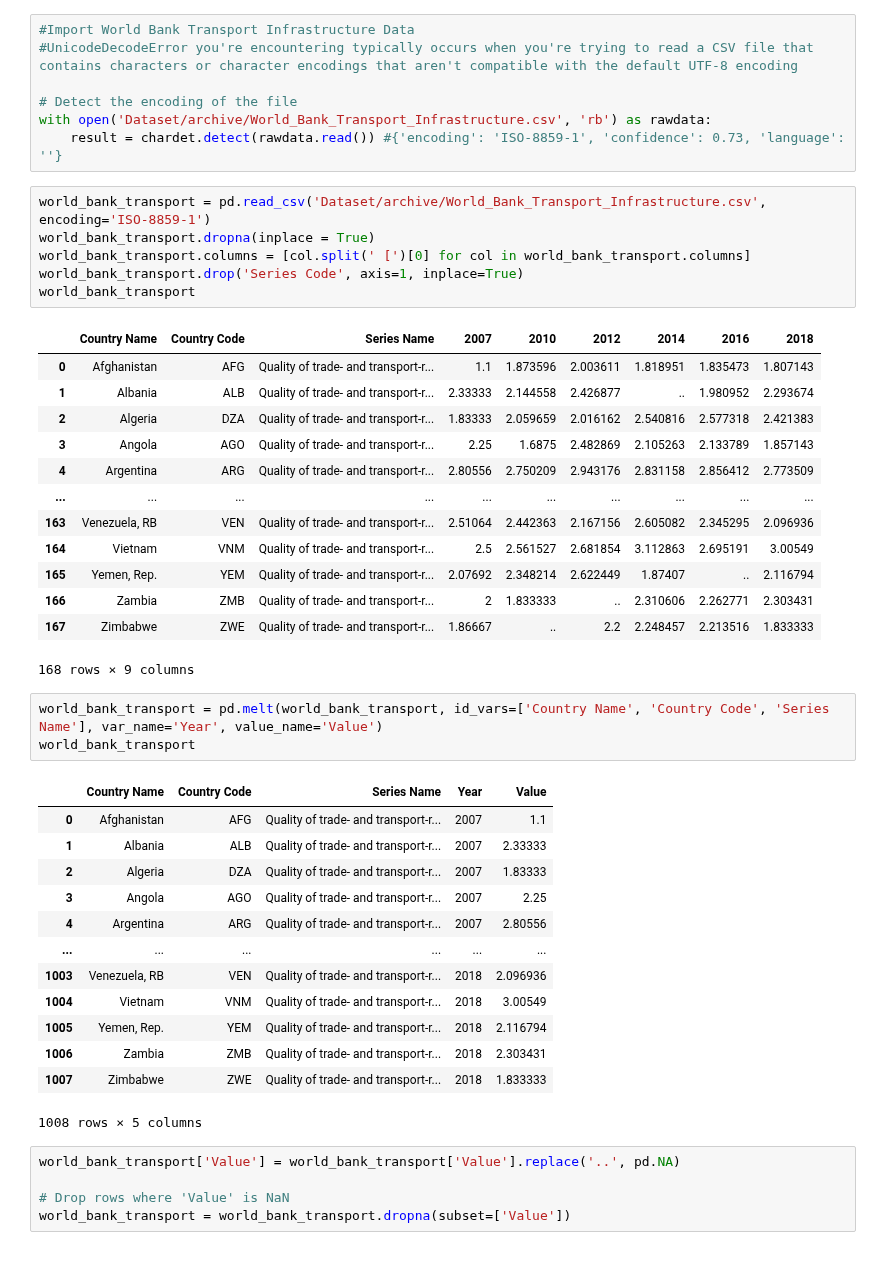
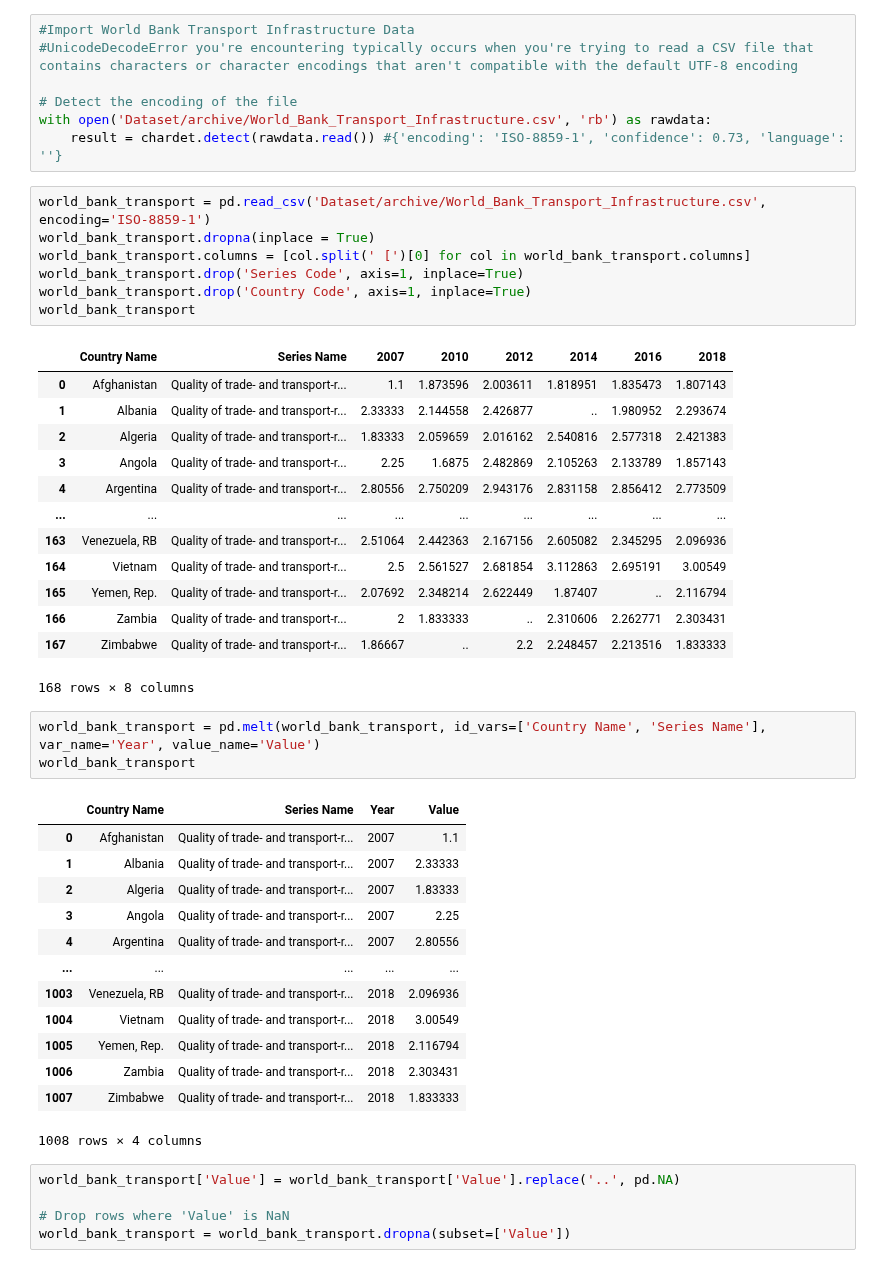
Before and after one commit to saumyasucharita/Agriculture-Data-Analysis, a Jupyter notebook: Exploratory Agriculture Data Analysis.ipynb, the cells around one changed output. Drawn from its saved outputs; the diff is of its cells as text.

```diff
--- a/Exploratory Agriculture Data Analysis.ipynb
+++ b/Exploratory Agriculture Data Analysis.ipynb
@@ -320,40 +313,41 @@ with open('Dataset/archive/World_Bank_Transport_Infrastructure.csv', 'rb') as ra
 # %%
 world_bank_transport = pd.read_csv('Dataset/archive/World_Bank_Transport_Infrastructure.csv', encoding='ISO-8859-1')
 world_bank_transport.dropna(inplace = True)
 world_bank_transport.columns = [col.split(' [')[0] for col in world_bank_transport.columns]
 world_bank_transport.drop('Series Code', axis=1, inplace=True)
+world_bank_transport.drop('Country Code', axis=1, inplace=True)
 world_bank_transport
 # %% [output]
-|  | Country Name | Country Code | Series Name | 2007 | 2010 | 2012 | 2014 | 2016 | 2018 |
-| 0 | Afghanistan | AFG | Quality of trade- and transport-r... | 1.1 | 1.873596 | 2.003611 | 1.818951 | 1.835473 | 1.807143 |
-| 1 | Albania | ALB | Quality of trade- and transport-r... | 2.33333 | 2.144558 | 2.426877 | .. | 1.980952 | 2.293674 |
-| 2 | Algeria | DZA | Quality of trade- and transport-r... | 1.83333 | 2.059659 | 2.016162 | 2.540816 | 2.577318 | 2.421383 |
-| 3 | Angola | AGO | Quality of trade- and transport-r... | 2.25 | 1.6875 | 2.482869 | 2.105263 | 2.133789 | 1.857143 |
-| 4 | Argentina | ARG | Quality of trade- and transport-r... | 2.80556 | 2.750209 | 2.943176 | 2.831158 | 2.856412 | 2.773509 |
-| ... | ... | ... | ... | ... | ... | ... | ... | ... | ... |
-| 163 | Venezuela, RB | VEN | Quality of trade- and transport-r... | 2.51064 | 2.442363 | 2.167156 | 2.605082 | 2.345295 | 2.096936 |
-| 164 | Vietnam | VNM | Quality of trade- and transport-r... | 2.5 | 2.561527 | 2.681854 | 3.112863 | 2.695191 | 3.00549 |
-| 165 | Yemen, Rep. | YEM | Quality of trade- and transport-r... | 2.07692 | 2.348214 | 2.622449 | 1.87407 | .. | 2.116794 |
-| 166 | Zambia | ZMB | Quality of trade- and transport-r... | 2 | 1.833333 | .. | 2.310606 | 2.262771 | 2.303431 |
-| 167 | Zimbabwe | ZWE | Quality of trade- and transport-r... | 1.86667 | .. | 2.2 | 2.248457 | 2.213516 | 1.833333 |
+|  | Country Name | Series Name | 2007 | 2010 | 2012 | 2014 | 2016 | 2018 |
+| 0 | Afghanistan | Quality of trade- and transport-r... | 1.1 | 1.873596 | 2.003611 | 1.818951 | 1.835473 | 1.807143 |
+| 1 | Albania | Quality of trade- and transport-r... | 2.33333 | 2.144558 | 2.426877 | .. | 1.980952 | 2.293674 |
+| 2 | Algeria | Quality of trade- and transport-r... | 1.83333 | 2.059659 | 2.016162 | 2.540816 | 2.577318 | 2.421383 |
+| 3 | Angola | Quality of trade- and transport-r... | 2.25 | 1.6875 | 2.482869 | 2.105263 | 2.133789 | 1.857143 |
+| 4 | Argentina | Quality of trade- and transport-r... | 2.80556 | 2.750209 | 2.943176 | 2.831158 | 2.856412 | 2.773509 |
+| ... | ... | ... | ... | ... | ... | ... | ... | ... |
+| 163 | Venezuela, RB | Quality of trade- and transport-r... | 2.51064 | 2.442363 | 2.167156 | 2.605082 | 2.345295 | 2.096936 |
+| 164 | Vietnam | Quality of trade- and transport-r... | 2.5 | 2.561527 | 2.681854 | 3.112863 | 2.695191 | 3.00549 |
+| 165 | Yemen, Rep. | Quality of trade- and transport-r... | 2.07692 | 2.348214 | 2.622449 | 1.87407 | .. | 2.116794 |
+| 166 | Zambia | Quality of trade- and transport-r... | 2 | 1.833333 | .. | 2.310606 | 2.262771 | 2.303431 |
+| 167 | Zimbabwe | Quality of trade- and transport-r... | 1.86667 | .. | 2.2 | 2.248457 | 2.213516 | 1.833333 |
-168 rows × 9 columns
+168 rows × 8 columns
 # %%
-world_bank_transport = pd.melt(world_bank_transport, id_vars=['Country Name', 'Country Code', 'Series Name'], var_name='Year', value_name='Value')
+world_bank_transport = pd.melt(world_bank_transport, id_vars=['Country Name', 'Series Name'], var_name='Year', value_name='Value')
 world_bank_transport
 # %% [output]
-|  | Country Name | Country Code | Series Name | Year | Value |
-| 0 | Afghanistan | AFG | Quality of trade- and transport-r... | 2007 | 1.1 |
-| 1 | Albania | ALB | Quality of trade- and transport-r... | 2007 | 2.33333 |
-| 2 | Algeria | DZA | Quality of trade- and transport-r... | 2007 | 1.83333 |
-| 3 | Angola | AGO | Quality of trade- and transport-r... | 2007 | 2.25 |
-| 4 | Argentina | ARG | Quality of trade- and transport-r... | 2007 | 2.80556 |
-| ... | ... | ... | ... | ... | ... |
-| 1003 | Venezuela, RB | VEN | Quality of trade- and transport-r... | 2018 | 2.096936 |
-| 1004 | Vietnam | VNM | Quality of trade- and transport-r... | 2018 | 3.00549 |
-| 1005 | Yemen, Rep. | YEM | Quality of trade- and transport-r... | 2018 | 2.116794 |
-| 1006 | Zambia | ZMB | Quality of trade- and transport-r... | 2018 | 2.303431 |
-| 1007 | Zimbabwe | ZWE | Quality of trade- and transport-r... | 2018 | 1.833333 |
+|  | Country Name | Series Name | Year | Value |
+| 0 | Afghanistan | Quality of trade- and transport-r... | 2007 | 1.1 |
+| 1 | Albania | Quality of trade- and transport-r... | 2007 | 2.33333 |
+| 2 | Algeria | Quality of trade- and transport-r... | 2007 | 1.83333 |
+| 3 | Angola | Quality of trade- and transport-r... | 2007 | 2.25 |
+| 4 | Argentina | Quality of trade- and transport-r... | 2007 | 2.80556 |
+| ... | ... | ... | ... | ... |
+| 1003 | Venezuela, RB | Quality of trade- and transport-r... | 2018 | 2.096936 |
+| 1004 | Vietnam | Quality of trade- and transport-r... | 2018 | 3.00549 |
+| 1005 | Yemen, Rep. | Quality of trade- and transport-r... | 2018 | 2.116794 |
+| 1006 | Zambia | Quality of trade- and transport-r... | 2018 | 2.303431 |
+| 1007 | Zimbabwe | Quality of trade- and transport-r... | 2018 | 1.833333 |
-1008 rows × 5 columns
+1008 rows × 4 columns
 # %%
 world_bank_transport['Value'] = world_bank_transport['Value'].replace('..', pd.NA)
 
```
Also changed, not shown: parts of 23 cells of this notebook.
